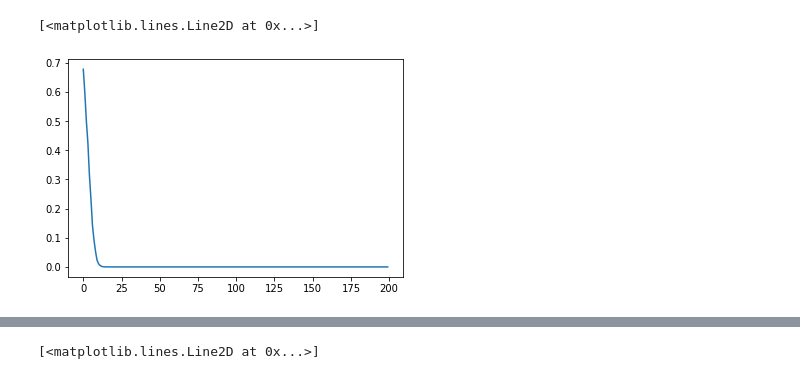
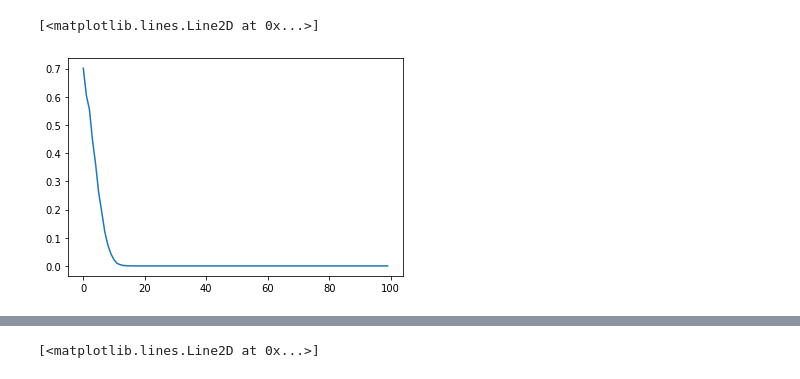
Before and after one commit to Arvinth-s/MIMO, a Jupyter notebook: mimo.ipynb, the cells around one changed output, grey strips where cells are left out. Cells and saved outputs as stored; diff of their text form; code cells hidden in the pictures.

```diff
--- a/mimo.ipynb
+++ b/mimo.ipynb
@@ -34,5 +36,5 @@ from torch.optim import optim
 # %%
- def NoiseChannel(Nt, Nr):
+ def NoiseChannel1(Nt, Nr):
   U = unitary_group.rvs(Nt)
   V = unitary_group.rvs(Nr)
   random.seed(10)
@@ -47,6 +49,10 @@ from torch.optim import optim
   var = 1
   n = np.random.normal(0, var, (Nr, 2)).view(np.complex128)
   return H, n
+def NoiseChannel(Nt, Nr):
+  H = np.random.randn(Nt, Nr) + 1j*np.random.randn(Nt, Nr)
+  n = np.random.randn(Nr)
+  return H, n
 # %%
 mt = 100
 mr = 200
@@ -124,20 +130,20 @@ criterion = nn.BCELoss()
 # %%
 #training encoder
 losses = []
-epoches = 100
+epochs = 100
 model.train_encoder(True)
 for epoch in range(epochs):
   optimizer.zero_grad()
   x = torch.tensor(np.random.randint(0, 2, (100, 2)), dtype = torch.float32)
   pred = model(x)
   loss = criterion(pred, x)
   losses.append(loss.item())
   loss.backward()
   optimizer.step()
 plt.plot(np.arange(len(losses)), losses)
 # %% [output]
 [<matplotlib.lines.Line2D at 0x...>]
-[figure, old version]
+[figure, new version]
 # %%
 #training decoder with AWGN and Rayleigh
 def train(model):
```
Also changed, not shown: parts of 10 cells of this notebook.
